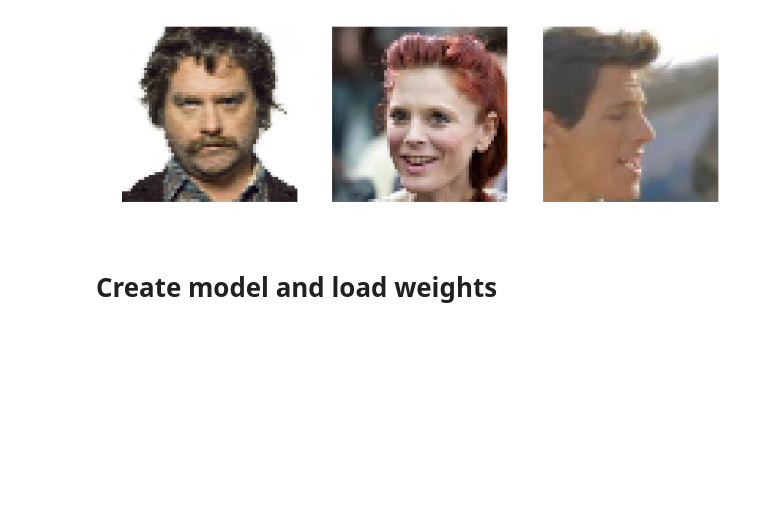
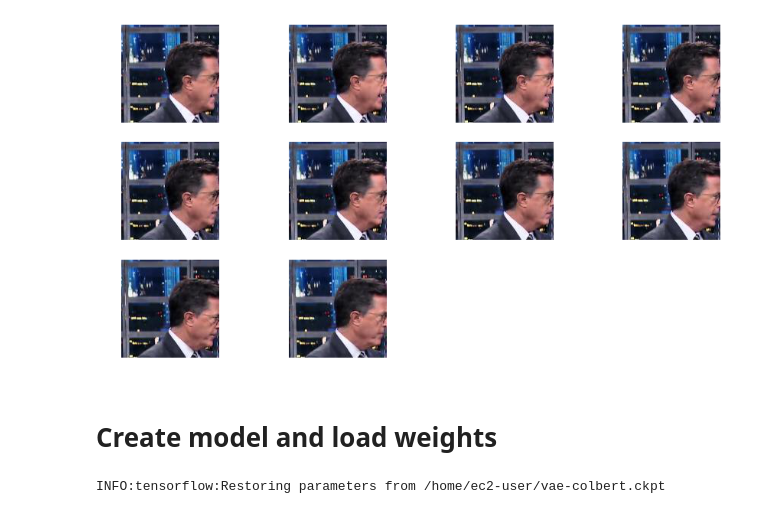
Before and after one commit to ReidWilliams/GANs, a Jupyter notebook: notebooks/working-vanilla-vae-celeba.ipynb, the cells around one changed output. Drawn from its saved outputs; the diff is of its cells as text; code cells hidden in the pictures; blank space fills up the shorter version.

```diff
--- a/notebooks/working-vanilla-vae-celeba.ipynb
+++ b/notebooks/working-vanilla-vae-celeba.ipynb
@@ -7,3 +1,12 @@ img_size = 64
+# %%
+# img_directory = '/home/ec2-user/img_align_celeba'
+# img_directory = '/Users/rwilliams/Desktop/celeba/training'
+celeba_directory = '/home/ec2-user/img_align_celeba'
+img_directory = '/home/ec2-user/autoencoder-vaegan/colbert'
+model_save_path = '/home/ec2-user/vae-colbert.ckpt'
+batch_size = 64
+training_set_size = 3326
+img_size = 128
 # %%
 import matplotlib.pyplot as plt
 import numpy as np
@@ -15,9 +18,9 @@ from utils import imshow, resize_crop, load_img
 # load training data
 training = np.array([resize_crop(load_img(i+1, img_directory), (img_size, img_size)) for i in range(training_set_size)])
 # %%
-imshow([training[i] for i in range(0,3)])
+imshow([training[i] for i in range(100,110)])
 # %% [output]
-[figure, old version]
+[figure, new version]
 # %% [markdown]
 # Create model and load weights
 # %%
@@ -42,5 +45,8 @@ init = tf.global_variables_initializer()
 # %%
 sess = tf.InteractiveSession()
-tf.global_variables_initializer().run()
+# tf.global_variables_initializer().run()
+saver.restore(sess, model_save_path)
+# %% [output]
+INFO:tensorflow:Restoring parameters from /home/ec2-user/vae-colbert.ckpt
 # %%
 import math
```
Also changed, not shown: parts of 9 cells of this notebook.
